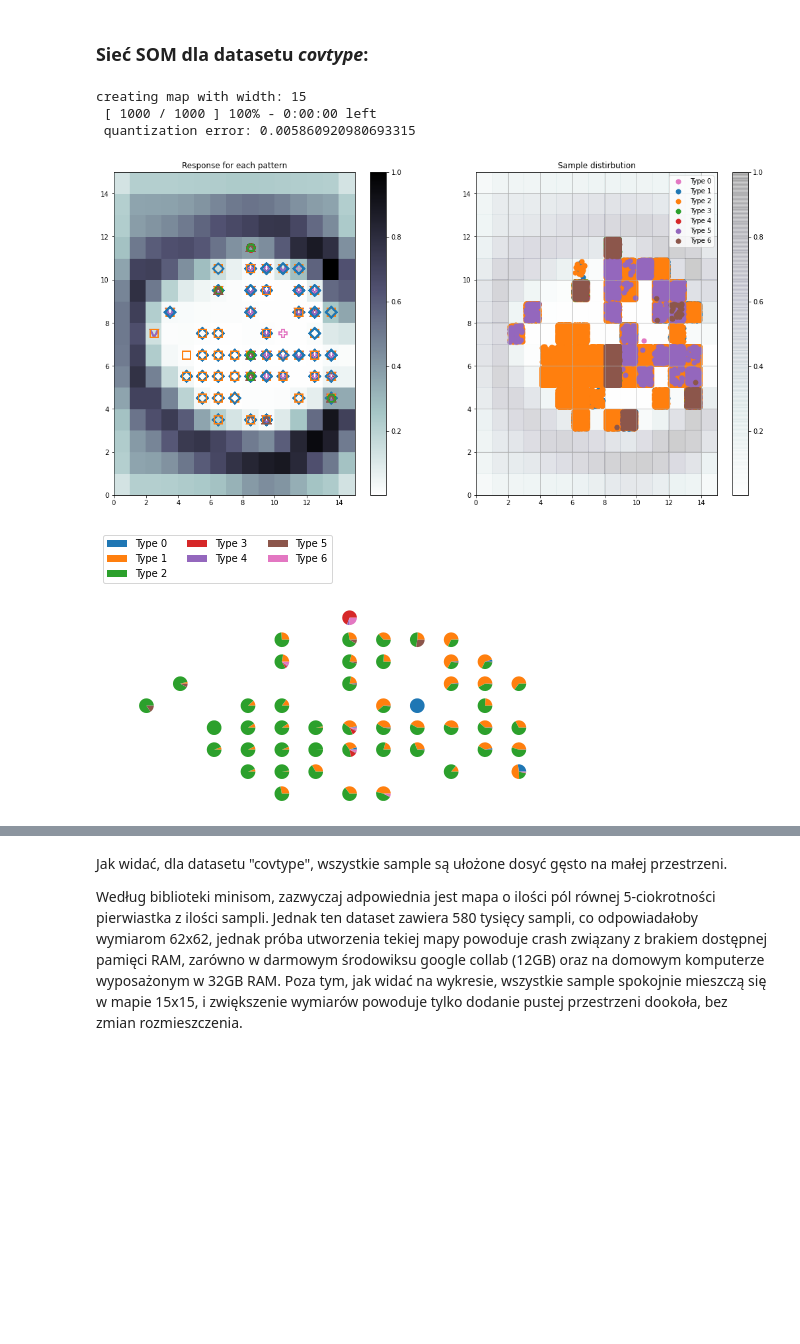
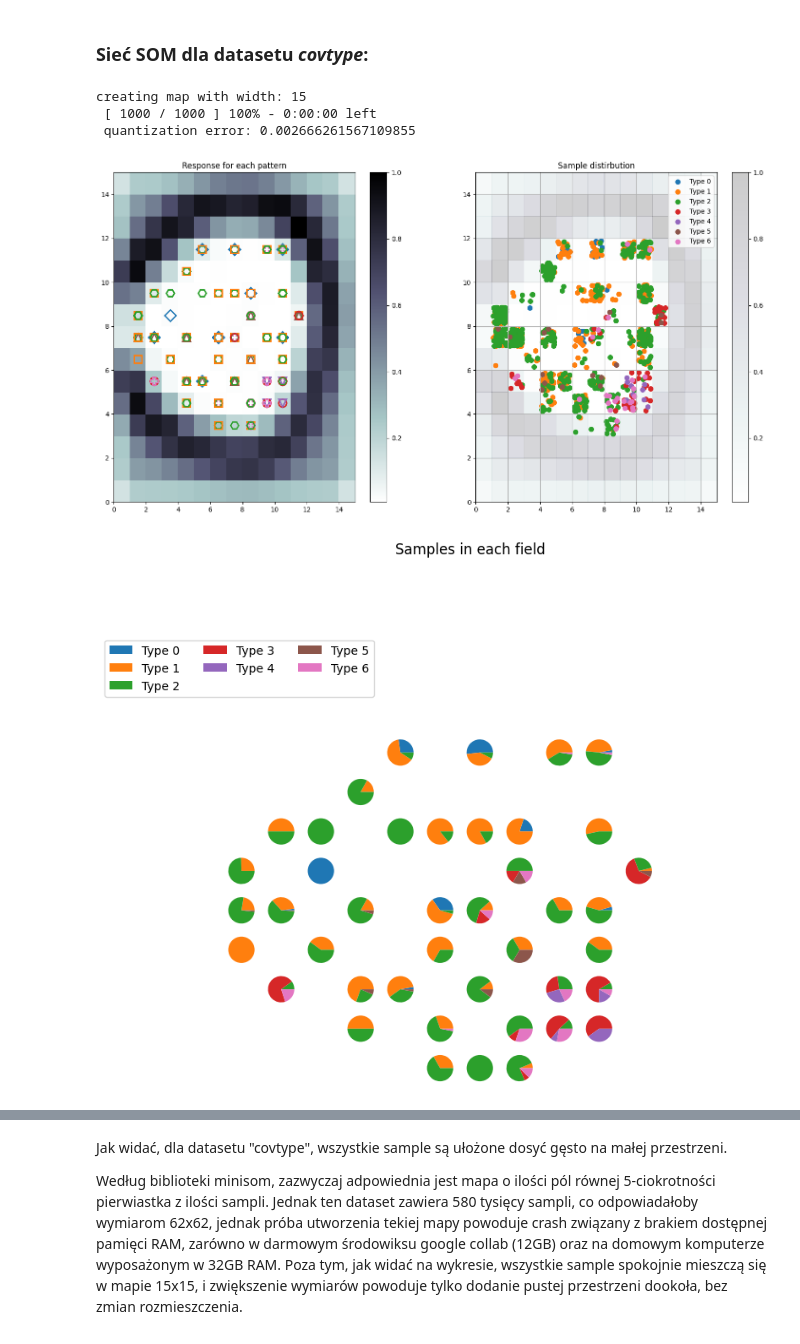
Before and after one commit to ignis05/uj-ci, a Jupyter notebook: Project1.ipynb, the cells around one changed output, grey strips where cells are left out. Drawn from its saved outputs; the diff is of its cells as text; code cells hidden in the pictures; blank space fills up the shorter version.

```diff
--- a/Project1.ipynb
+++ b/Project1.ipynb
@@ -226,6 +226,9 @@ covtype_X = normalize(covtype_X, axis=0)
 # split into test set and training set
 covtype_X_train, covtype_X_test, covtype_y_train, covtype_y_test = train_test_split(covtype_X, covtype_y, test_size=0.20, random_state=31)
 
+
+covtype_y_train_noOHE = covtype_y_train
+covtype_y_test_noOHE = covtype_y_test
 # transform labels to OHE
 covtype_y_train = np_utils.to_categorical(covtype_y_train, num_classes=7)
 covtype_y_test = np_utils.to_categorical(covtype_y_test, num_classes=7)
@@ -440,16 +443,19 @@ SOM to samoorganizująca się mapa obiektów. Jest to nienadzorowana technika uc
 ### Sieć SOM dla datasetu *covtype*:
 # %%
 # sieć SOM dla covtype:
+covtype_labels = {0: 'Type 0', 1: 'Type 1', 2: 'Type 2', 3: 'Type 3', 4: 'Type 4', 5: 'Type 5', 6: 'Type 6'}
+covtype_colors = ['C0', 'C1', 'C2', 'C3', 'C4', 'C5', 'C6']
+covtype_markers = ['D', 's', 'H', "o", "v", "^", "P"]
 
-covtype_SOM_target = covtype_y
-covtype_SOM_data = covtype_X
+covtype_SOM_target = covtype_y_train_noOHE[:1000]
+covtype_SOM_data = covtype_X_train[:1000]
 
- # rule of thumb for SOM dimentions: 5*sqrt(samples_size), however this dataset is massive enough (almost 600k samples), that trying to create map this large crashes the runtime due to isufficient RAM
- # And all samples fit into much smaller map anyway
+# rule of thumb for SOM dimentions: 5*sqrt(samples_size), however this dataset is massive enough (almost 600k samples), that trying to create map this large crashes the runtime due to isufficient RAM
+# And all samples fit into much smaller map anyway
 covtype_mapSize = 15
 print(f'creating map with width: {covtype_mapSize}')
 covtype_SOM_model = MiniSom(covtype_mapSize, covtype_mapSize, covtype_SOM_data.shape[1], sigma=1.5, learning_rate=.5,
-                           neighborhood_function='gaussian', random_seed=0)
+                            neighborhood_function='gaussian', random_seed=0)
 
 # prepare and train model
 covtype_SOM_model.pca_weights_init(covtype_SOM_data)
@@ -457,12 +463,8 @@ covtype_SOM_model.train(covtype_SOM_data, 1000, verbose=True)
 # %% [output]
 creating map with width: 15
  [ 1000 / 1000 ] 100% - 0:00:00 left
- quantization error: 0.005860920980693315
+ quantization error: 0.002666261567109855
 # %%
-labels = {0: 'Type 0', 1: 'Type 1', 2: 'Type 2', 3: 'Type 3', 4: 'Type 4', 5: 'Type 5', 6: 'Type 6'}
-colors = ['C0', 'C1','C2','C3','C4','C5','C6']
-markers = ['D', 's', 'H', "o", "v", "^", "P"]
-
 plt.figure(figsize=(18, 9))
 
 # The response for each pattern in the dataset - different colors and markers for each label
@@ -473,42 +475,43 @@ plt.title('Response for each pattern')
 for cnt, xx in enumerate(covtype_SOM_data):
     w = covtype_SOM_model.winner(xx)  # getting the winner
     # palce a marker on the winning position for the sample xx
-    plt.plot(w[0]+.5, w[1]+.5, markers[covtype_SOM_target[cnt]-1], markerfacecolor='None',
-             markeredgecolor=colors[covtype_SOM_target[cnt]-1], markersize=12, markeredgewidth=2)
+    plt.plot(w[0]+.5, w[1]+.5, covtype_markers[covtype_SOM_target[cnt]], markerfacecolor='None',
+             markeredgecolor=covtype_colors[covtype_SOM_target[cnt]], markersize=12, markeredgewidth=2)
 
 
 # Sample distirbution - each dot represents the coordinates of the winning neuron.
 # A random offset is added to avoid overlaps between points within the same cell.
 plt.subplot(1, 2, 2)
 plt.title('Sample distirbution')
 w_x, w_y = zip(*[covtype_SOM_model.winner(d) for d in covtype_SOM_data])
 w_x = np.array(w_x)
 w_y = np.array(w_y)
 
 plt.pcolor(covtype_SOM_model.distance_map().T, cmap='bone_r', alpha=.2)
 plt.colorbar()
 
 for c in np.unique(covtype_SOM_target):
     idx_target = covtype_SOM_target == c
     plt.scatter(w_x[idx_target]+.5+(np.random.rand(np.sum(idx_target))-.5)*.8,
                 w_y[idx_target]+.5+(np.random.rand(np.sum(idx_target))-.5)*.8,
-                s=50, c=colors[c-1], label=labels[c])
+                s=50, c=covtype_colors[c], label=covtype_labels[c])
 plt.legend(loc='upper right')
 plt.grid()
 plt.show()
 
 
 # Pie-chart distribution.
-labels_map = covtype_SOM_model.labels_map(covtype_SOM_data, [labels[t] for t in covtype_SOM_target])
-the_grid = gridspec.GridSpec(covtype_mapSize, covtype_mapSize,plt.figure(figsize=(9, 6)))
+labels_map = covtype_SOM_model.labels_map(covtype_SOM_data, [covtype_labels[t] for t in covtype_SOM_target])
+the_grid = gridspec.GridSpec(covtype_mapSize, covtype_mapSize,plt.figure(figsize=(9, 9)))
 for position in labels_map.keys():
-    label_fracs = [labels_map[position][l] for l in labels.values()]
+    label_fracs = [labels_map[position][l] for l in covtype_labels.values()]
     plt.subplot(the_grid[covtype_mapSize-1-position[1],
                          position[0]], aspect=1)
     patches, texts = plt.pie(label_fracs)
 
-plt.legend(patches, labels.values(), bbox_to_anchor=(3.5, 6.5), ncol=3)
+plt.suptitle('Samples in each field')
+plt.legend(patches, covtype_labels.values(), bbox_to_anchor=(3.5, 6.5), ncol=3)
 plt.show()
 # %% [output]
-[figure, old version]
+[figure, new version]
-[figure, old version]
+[figure, new version]
```
Also changed, not shown: parts of 3 cells of this notebook.
